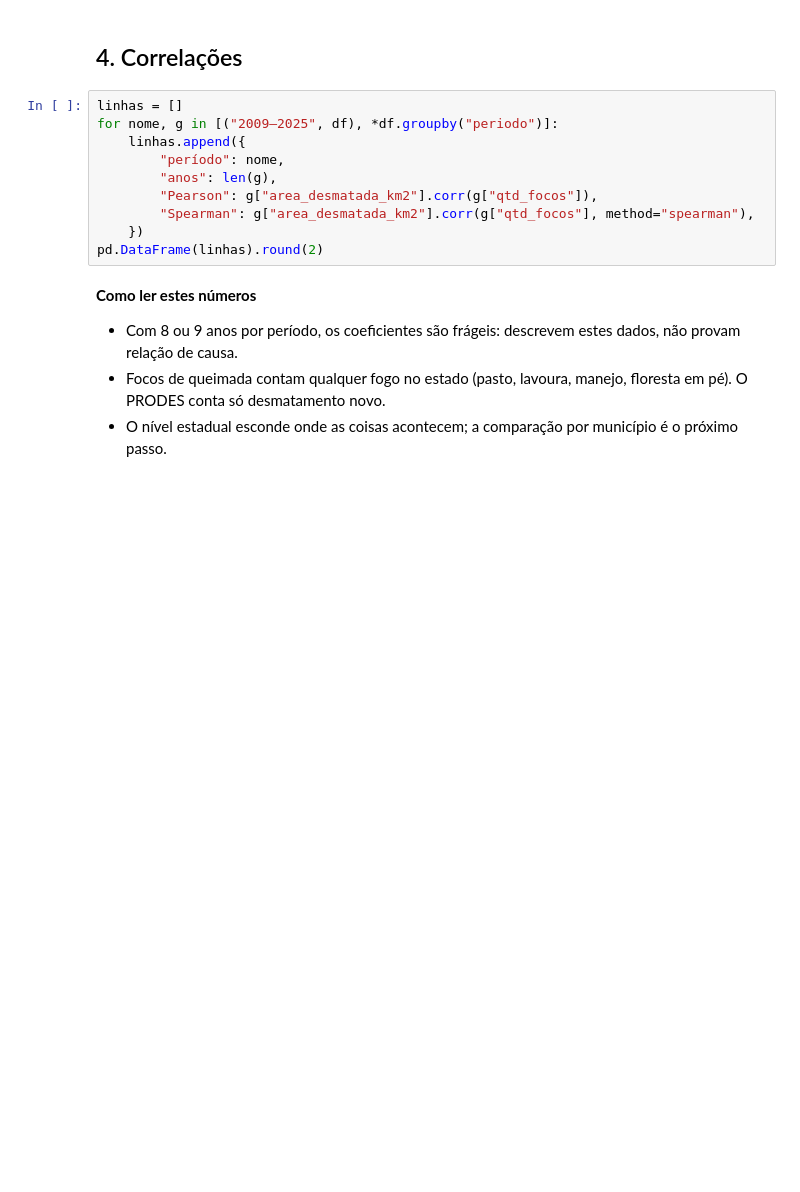
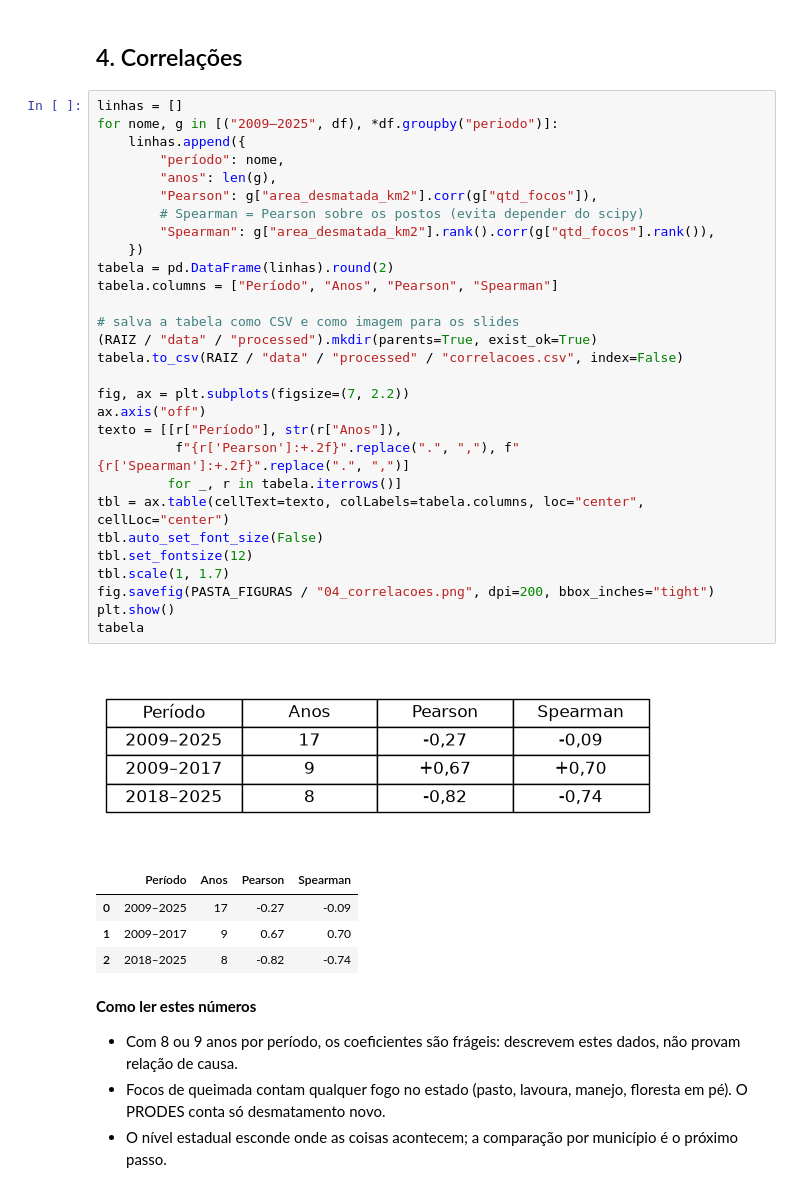
Before and after one commit to DeveloperDaviChaves/desmatamentos-queimadas-para, a Jupyter notebook: notebooks/graficos_comparativos.ipynb, the cells around one changed output. Drawn from its saved outputs; the diff is of its cells as text; blank space fills up the shorter version.

```diff
--- a/notebooks/graficos_comparativos.ipynb
+++ b/notebooks/graficos_comparativos.ipynb
@@ -132,13 +157,38 @@ plt.show()
 # %%
 linhas = []
 for nome, g in [("2009–2025", df), *df.groupby("periodo")]:
     linhas.append({
         "período": nome,
         "anos": len(g),
         "Pearson": g["area_desmatada_km2"].corr(g["qtd_focos"]),
-        "Spearman": g["area_desmatada_km2"].corr(g["qtd_focos"], method="spearman"),
+        # Spearman = Pearson sobre os postos (evita depender do scipy)
+        "Spearman": g["area_desmatada_km2"].rank().corr(g["qtd_focos"].rank()),
     })
-pd.DataFrame(linhas).round(2)
+tabela = pd.DataFrame(linhas).round(2)
+tabela.columns = ["Período", "Anos", "Pearson", "Spearman"]
+
+# salva a tabela como CSV e como imagem para os slides
+(RAIZ / "data" / "processed").mkdir(parents=True, exist_ok=True)
+tabela.to_csv(RAIZ / "data" / "processed" / "correlacoes.csv", index=False)
+
+fig, ax = plt.subplots(figsize=(7, 2.2))
+ax.axis("off")
+texto = [[r["Período"], str(r["Anos"]),
+          f"{r['Pearson']:+.2f}".replace(".", ","), f"{r['Spearman']:+.2f}".replace(".", ",")]
+         for _, r in tabela.iterrows()]
+tbl = ax.table(cellText=texto, colLabels=tabela.columns, loc="center", cellLoc="center")
+tbl.auto_set_font_size(False)
+tbl.set_fontsize(12)
+tbl.scale(1, 1.7)
+fig.savefig(PASTA_FIGURAS / "04_correlacoes.png", dpi=200, bbox_inches="tight")
+plt.show()
+tabela
+# %% [output]
+[figure, added]
+|  | Período | Anos | Pearson | Spearman |
+| 0 | 2009–2025 | 17 | -0.27 | -0.09 |
+| 1 | 2009–2017 | 9 | 0.67 | 0.70 |
+| 2 | 2018–2025 | 8 | -0.82 | -0.74 |
 # %% [markdown]
 **Como ler estes números**
 - Com 8 ou 9 anos por período, os coeficientes são frágeis: descrevem estes dados, não provam relação de causa.
```
Also changed, not shown: parts of 4 cells of this notebook, 4 other files.
